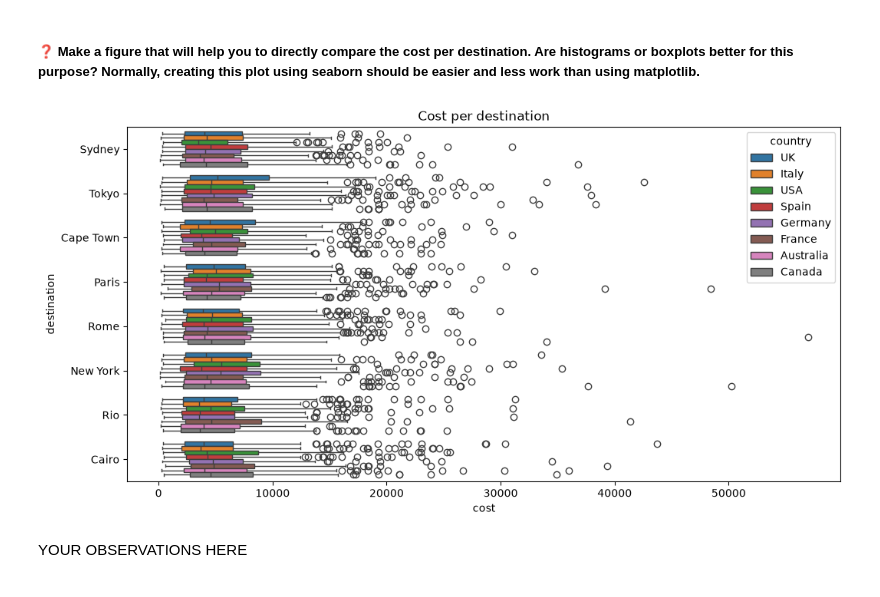
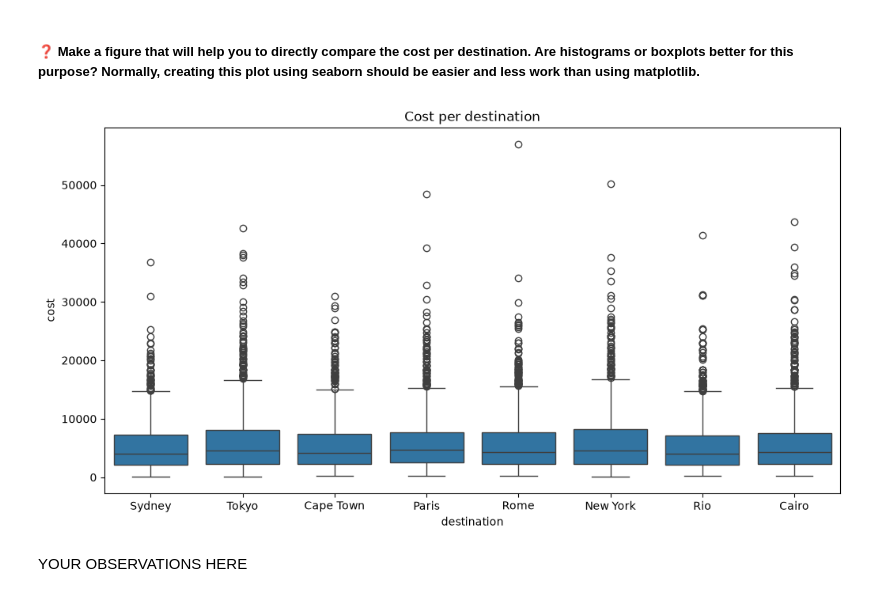
Before and after one commit to Iemand005/DAML, a Jupyter notebook: lab3/lab_3_data_visualisation.ipynb, the cells around one changed output. Cells and saved outputs as stored; diff of their text form; code cells hidden in the pictures.

```diff
--- a/lab3/lab_3_data_visualisation.ipynb
+++ b/lab3/lab_3_data_visualisation.ipynb
@@ -387,10 +387,10 @@ YOUR ANSWER HERE
 # %%
 # Scatterplot
 fig, ax = plt.subplots(figsize=(12, 6))
 ax.set_title("Cost per destination")
-sns.boxplot(travel_dataset, x="destinatioin", y="cost");
+sns.boxplot(travel_dataset, x="destination", y="cost");
 # %% [output]
-[figure, old version]
+[figure, new version]
 # %% [markdown]
 YOUR OBSERVATIONS HERE
 # %% [markdown]
```
